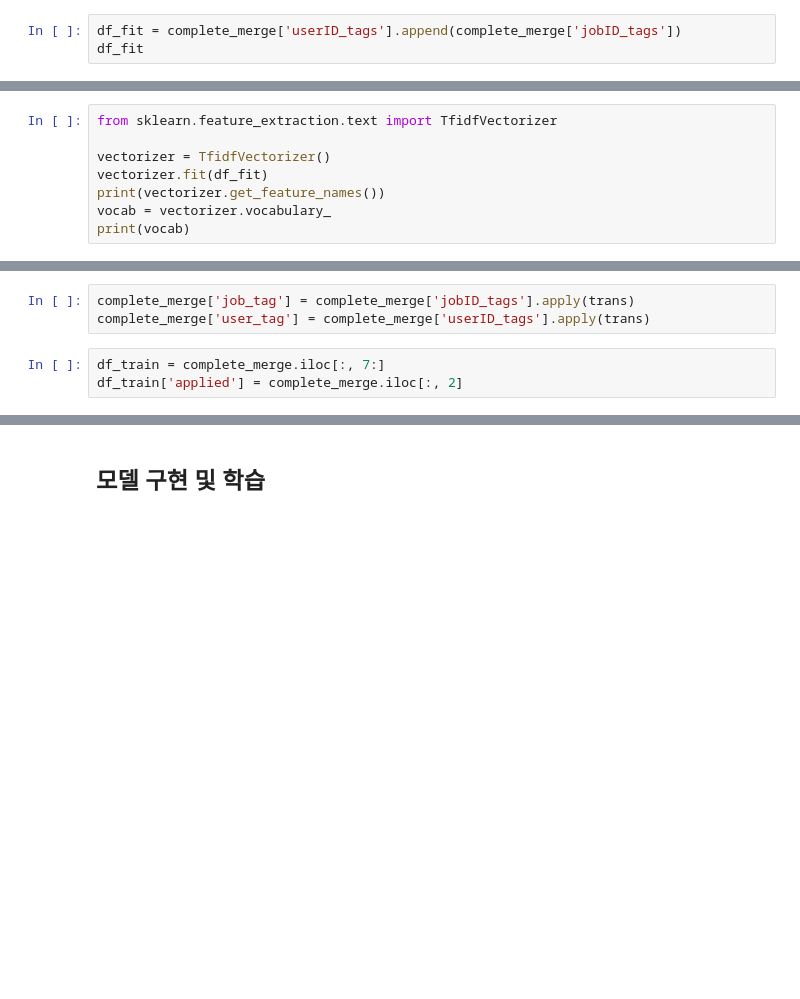
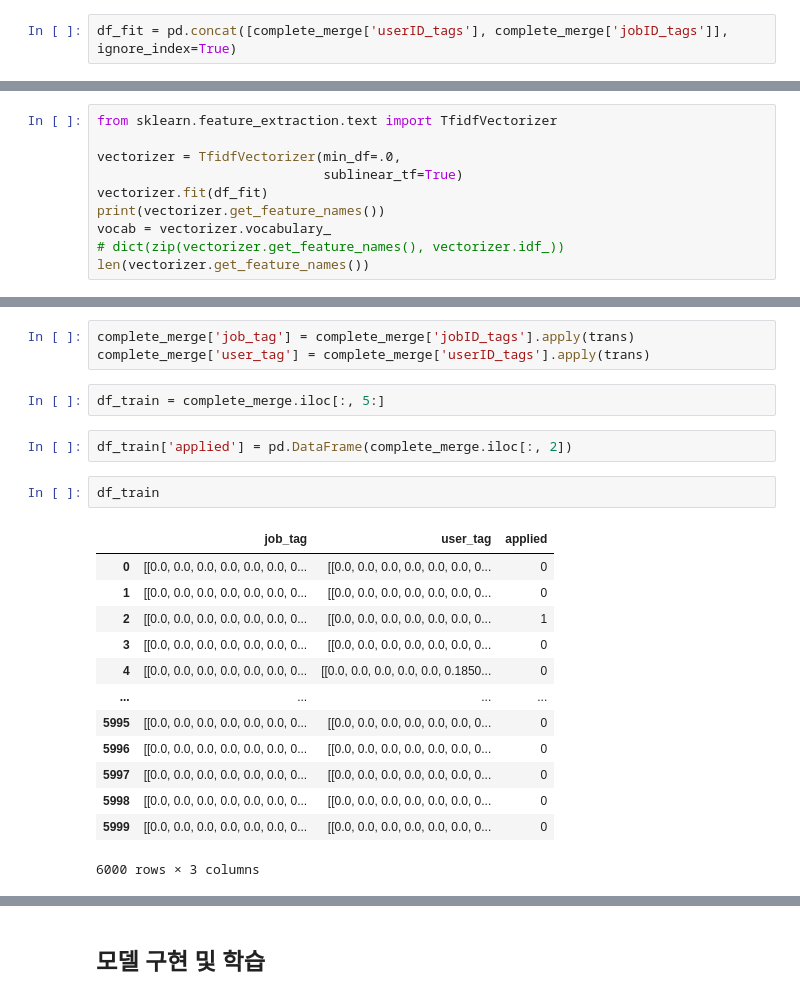
Before and after one commit to wiv33/A-Learning-python, a Jupyter notebook: machine-learning/_000_hello_machine/_002_examples/_001_first_v2.ipynb, the cells around one changed output, grey strips where cells are left out. Drawn from its saved outputs; the diff is of its cells as text; blank space fills up the shorter version.

```diff
--- a/machine-learning/_000_hello_machine/_002_examples/_001_first_v2.ipynb
+++ b/machine-learning/_000_hello_machine/_002_examples/_001_first_v2.ipynb
@@ -103,5 +111,4 @@ complete_merge
 # %% [markdown]
 ## 두 번째 시도
 # %%
-df_fit = complete_merge['userID_tags'].append(complete_merge['jobID_tags'])
-df_fit
+df_fit = pd.concat([complete_merge['userID_tags'], complete_merge['jobID_tags']], ignore_index=True)
@@ -110,18 +136,37 @@ complete_merge.head(2)
 # %%
 from sklearn.feature_extraction.text import TfidfVectorizer
 
-vectorizer = TfidfVectorizer()
+vectorizer = TfidfVectorizer(min_df=.0,
+                             sublinear_tf=True)
 vectorizer.fit(df_fit)
 print(vectorizer.get_feature_names())
 vocab = vectorizer.vocabulary_
-print(vocab)
+# dict(zip(vectorizer.get_feature_names(), vectorizer.idf_))
+len(vectorizer.get_feature_names())
 # %%
 def trans(col):
   return vectorizer.transform([col]).toarray()
 # %%
 complete_merge['job_tag'] = complete_merge['jobID_tags'].apply(trans)
 complete_merge['user_tag'] = complete_merge['userID_tags'].apply(trans)
+# %%
+df_train = complete_merge.iloc[:, 5:]
 # %%
-df_train = complete_merge.iloc[:, 7:]
-df_train['applied'] = complete_merge.iloc[:, 2]
+df_train['applied'] = pd.DataFrame(complete_merge.iloc[:, 2])
+# %%
+df_train
+# %% [output]
+|  | job_tag | user_tag | applied |
+| 0 | [[0.0, 0.0, 0.0, 0.0, 0.0, 0.0, 0... | [[0.0, 0.0, 0.0, 0.0, 0.0, 0.0, 0... | 0 |
+| 1 | [[0.0, 0.0, 0.0, 0.0, 0.0, 0.0, 0... | [[0.0, 0.0, 0.0, 0.0, 0.0, 0.0, 0... | 0 |
+| 2 | [[0.0, 0.0, 0.0, 0.0, 0.0, 0.0, 0... | [[0.0, 0.0, 0.0, 0.0, 0.0, 0.0, 0... | 1 |
+| 3 | [[0.0, 0.0, 0.0, 0.0, 0.0, 0.0, 0... | [[0.0, 0.0, 0.0, 0.0, 0.0, 0.0, 0... | 0 |
+| 4 | [[0.0, 0.0, 0.0, 0.0, 0.0, 0.0, 0... | [[0.0, 0.0, 0.0, 0.0, 0.0, 0.1850... | 0 |
+| ... | ... | ... | ... |
+| 5995 | [[0.0, 0.0, 0.0, 0.0, 0.0, 0.0, 0... | [[0.0, 0.0, 0.0, 0.0, 0.0, 0.0, 0... | 0 |
+| 5996 | [[0.0, 0.0, 0.0, 0.0, 0.0, 0.0, 0... | [[0.0, 0.0, 0.0, 0.0, 0.0, 0.0, 0... | 0 |
+| 5997 | [[0.0, 0.0, 0.0, 0.0, 0.0, 0.0, 0... | [[0.0, 0.0, 0.0, 0.0, 0.0, 0.0, 0... | 0 |
+| 5998 | [[0.0, 0.0, 0.0, 0.0, 0.0, 0.0, 0... | [[0.0, 0.0, 0.0, 0.0, 0.0, 0.0, 0... | 0 |
+| 5999 | [[0.0, 0.0, 0.0, 0.0, 0.0, 0.0, 0... | [[0.0, 0.0, 0.0, 0.0, 0.0, 0.0, 0... | 0 |
+6000 rows × 3 columns
 # %%
```
Also changed, not shown: parts of 20 cells of this notebook.
